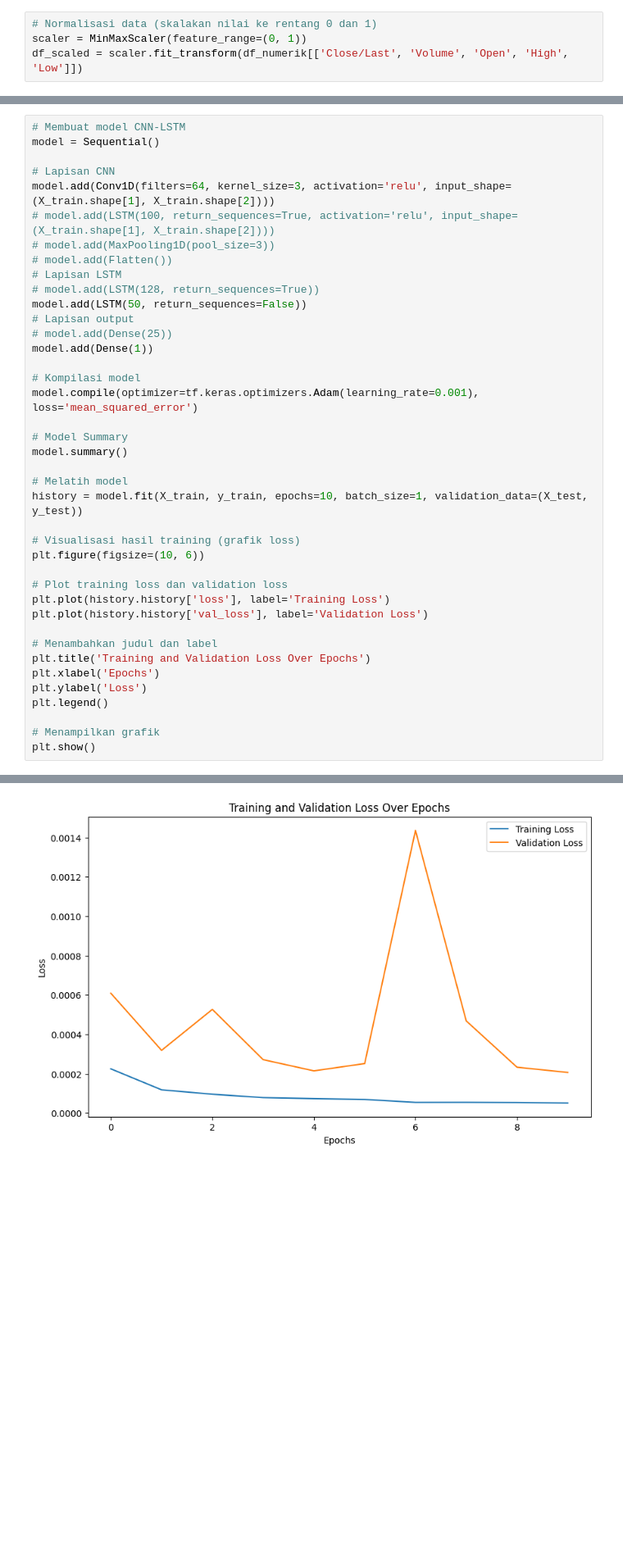
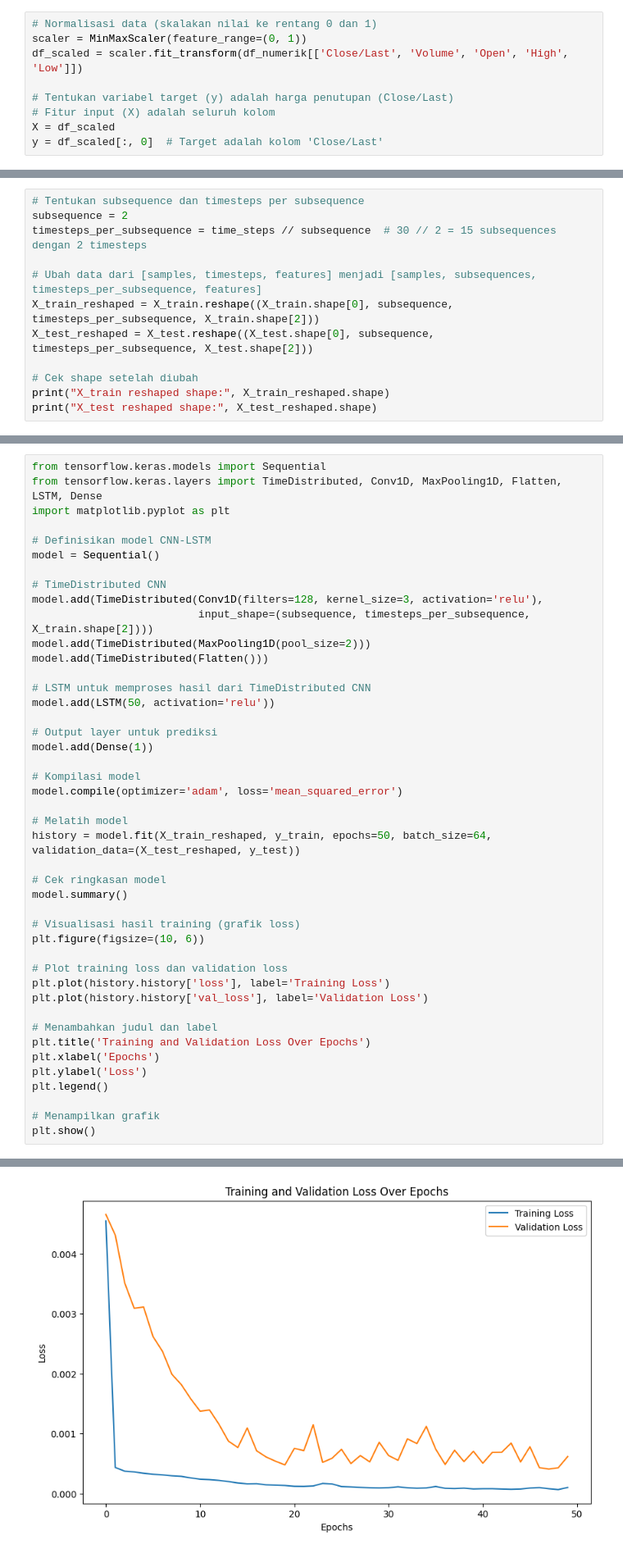
Before and after one commit to MukhlisMaulanaA/data-analytics-python, a Jupyter notebook: stock-predict-cnn-lstm.ipynb, the cells around one changed output, grey strips where cells are left out. Shown at 82% size. Cells and saved outputs as stored; diff of their text form; blank space fills up the shorter version.

```diff
--- a/stock-predict-cnn-lstm.ipynb
+++ b/stock-predict-cnn-lstm.ipynb
@@ -58,6 +59,11 @@ plt.show()
 # Normalisasi data (skalakan nilai ke rentang 0 dan 1)
 scaler = MinMaxScaler(feature_range=(0, 1))
 df_scaled = scaler.fit_transform(df_numerik[['Close/Last', 'Volume', 'Open', 'High', 'Low']])
+
+# Tentukan variabel target (y) adalah harga penutupan (Close/Last)
+# Fitur input (X) adalah seluruh kolom
+X = df_scaled
+y = df_scaled[:, 0]  # Target adalah kolom 'Close/Last'
 # %% [markdown]
 ### Creat Time Forcasting
 #### Untuk membuat model CNN-LSTM, kita perlu mengubah data menjadi jendela waktu (misalnya, menggunakan 30 hari terakhir untuk memprediksi harga di hari berikutnya).
@@ -94,0 +106,12 @@ from sklearn.model_selection import train_test_split
+# %%
+# Tentukan subsequence dan timesteps per subsequence
+subsequence = 2
+timesteps_per_subsequence = time_steps // subsequence  # 30 // 2 = 15 subsequences dengan 2 timesteps
+
+# Ubah data dari [samples, timesteps, features] menjadi [samples, subsequences, timesteps_per_subsequence, features]
+X_train_reshaped = X_train.reshape((X_train.shape[0], subsequence, timesteps_per_subsequence, X_train.shape[2]))
+X_test_reshaped = X_test.reshape((X_test.shape[0], subsequence, timesteps_per_subsequence, X_test.shape[2]))
+
+# Cek shape setelah diubah
+print("X_train reshaped shape:", X_train_reshaped.shape)
+print("X_test reshaped shape:", X_test_reshaped.shape)
@@ -95,27 +121,31 @@ from sklearn.model_selection import train_test_split
 # %%
-# Membuat model CNN-LSTM
+from tensorflow.keras.models import Sequential
+from tensorflow.keras.layers import TimeDistributed, Conv1D, MaxPooling1D, Flatten, LSTM, Dense
+import matplotlib.pyplot as plt
+
+# Definisikan model CNN-LSTM
 model = Sequential()
 
-# Lapisan CNN
-model.add(Conv1D(filters=64, kernel_size=3, activation='relu', input_shape=(X_train.shape[1], X_train.shape[2])))
-# model.add(LSTM(100, return_sequences=True, activation='relu', input_shape=(X_train.shape[1], X_train.shape[2])))
-# model.add(MaxPooling1D(pool_size=3))
-# model.add(Flatten())
-# Lapisan LSTM
-# model.add(LSTM(128, return_sequences=True))
-model.add(LSTM(50, return_sequences=False))
-# Lapisan output
-# model.add(Dense(25))
+# TimeDistributed CNN
+model.add(TimeDistributed(Conv1D(filters=128, kernel_size=3, activation='relu'),
+                          input_shape=(subsequence, timesteps_per_subsequence, X_train.shape[2])))
+model.add(TimeDistributed(MaxPooling1D(pool_size=2)))
+model.add(TimeDistributed(Flatten()))
+
+# LSTM untuk memproses hasil dari TimeDistributed CNN
+model.add(LSTM(50, activation='relu'))
+
+# Output layer untuk prediksi
 model.add(Dense(1))
 
 # Kompilasi model
-model.compile(optimizer=tf.keras.optimizers.Adam(learning_rate=0.001), loss='mean_squared_error')
-
-# Model Summary
-model.summary()
+model.compile(optimizer='adam', loss='mean_squared_error')
 
 # Melatih model
-history = model.fit(X_train, y_train, epochs=10, batch_size=1, validation_data=(X_test, y_test))
+history = model.fit(X_train_reshaped, y_train, epochs=50, batch_size=64, validation_data=(X_test_reshaped, y_test))
+
+# Cek ringkasan model
+model.summary()
 
 # Visualisasi hasil training (grafik loss)
 plt.figure(figsize=(10, 6))
@@ -169,4 +204,4 @@ Epoch 10/10
-[figure, old version]
+[figure, new version]
 # %% [markdown]
 ### Evaluate and Predict
 # %%
```
Also changed, not shown: parts of 22 cells of this notebook, 2 other files.
